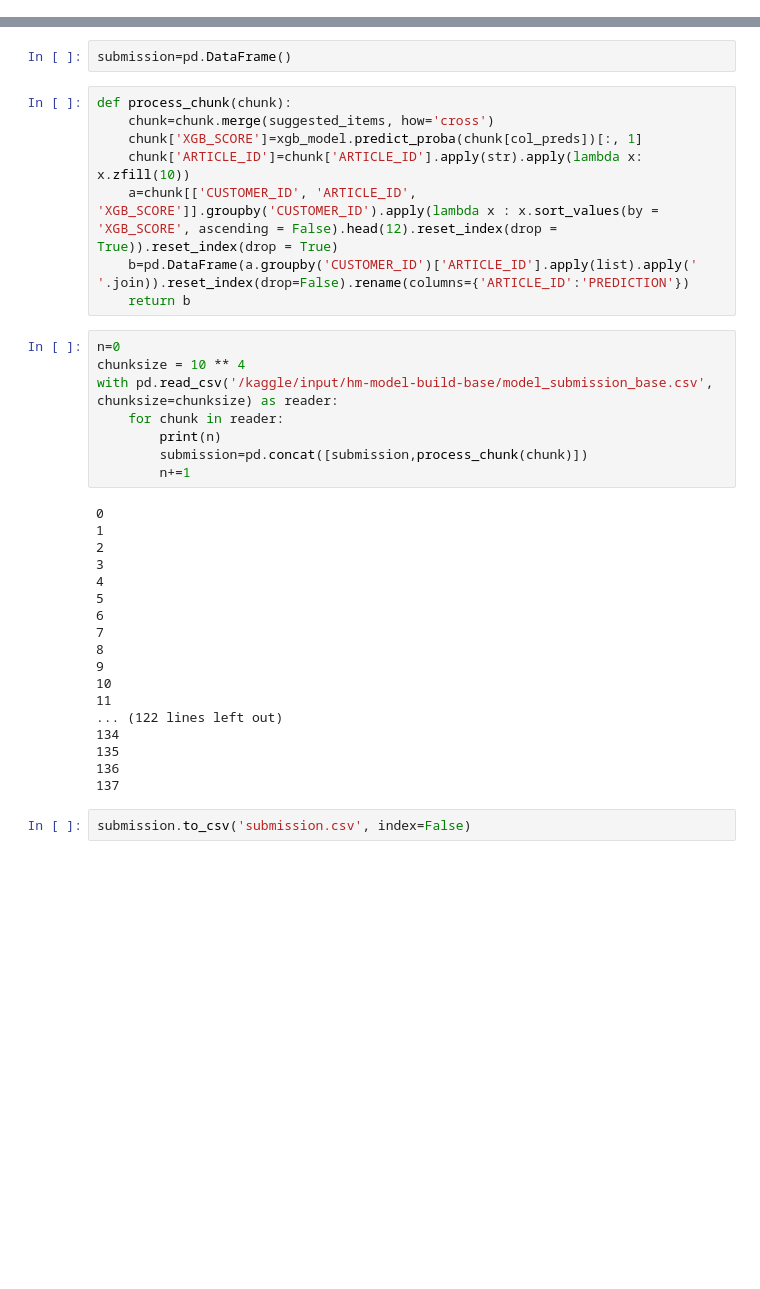
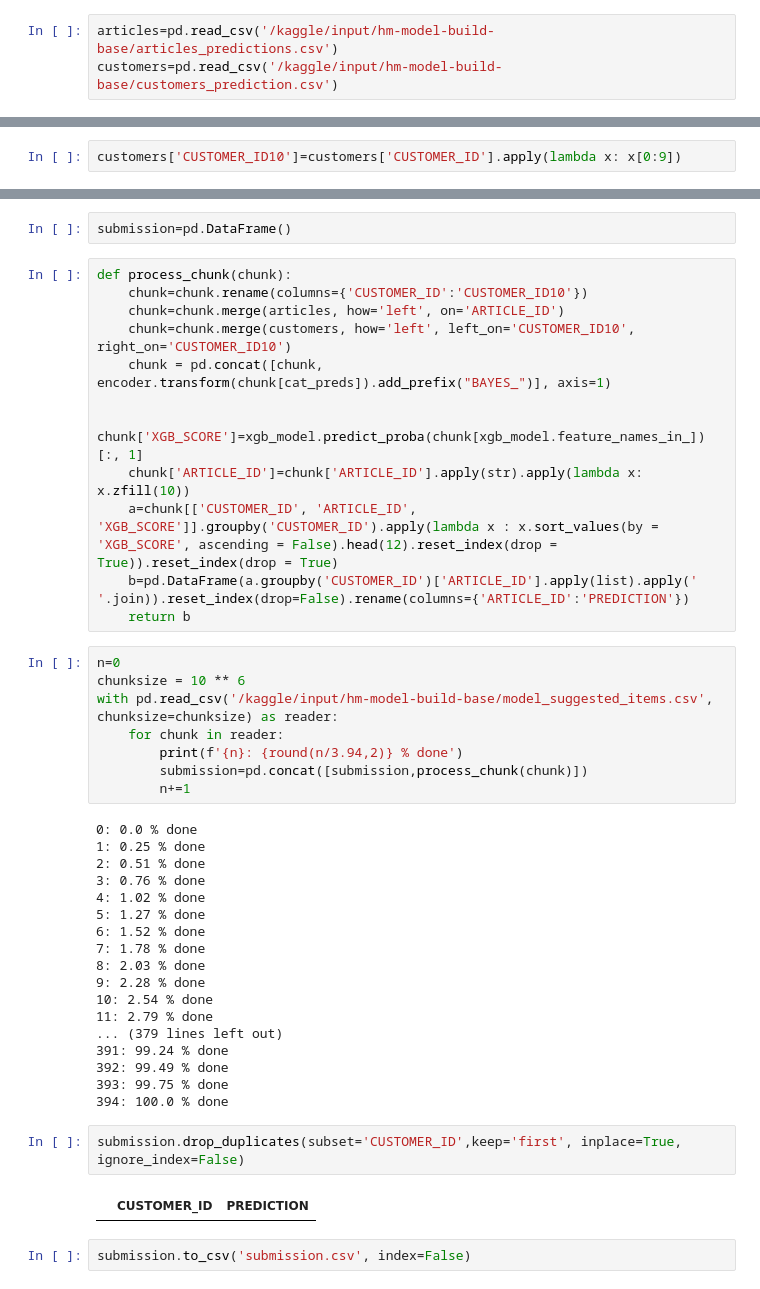
Before and after one commit to Vrboska/Kaggle, a Jupyter notebook: h-m-competition-quick-and-easy-model-build.ipynb, the cells around one changed output, grey strips where cells are left out. Saved outputs shown, nothing was run; the diff lists cells and outputs as text; blank space fills up the shorter version.

```diff
--- a/h-m-competition-quick-and-easy-model-build.ipynb
+++ b/h-m-competition-quick-and-easy-model-build.ipynb
@@ -398,0 +326,3 @@ suggested_items
+# %%
+articles=pd.read_csv('/kaggle/input/hm-model-build-base/articles_predictions.csv')
+customers=pd.read_csv('/kaggle/input/hm-model-build-base/customers_prediction.csv')
@@ -399,3 +331,5 @@ suggested_items
+# %%
+customers['CUSTOMER_ID10']=customers['CUSTOMER_ID'].apply(lambda x: x[0:9])
 # %% [markdown]
 ## Scoring customers in batches to produce submission file
 For each of the 1000 suggested items and for each customer, then ordering and picking top 12
@@ -403,37 +337,45 @@ For each of the 1000 suggested items and for each customer, then ordering and pi
 submission=pd.DataFrame()
 # %%
 def process_chunk(chunk):
-    chunk=chunk.merge(suggested_items, how='cross')
-    chunk['XGB_SCORE']=xgb_model.predict_proba(chunk[col_preds])[:, 1]
+    chunk=chunk.rename(columns={'CUSTOMER_ID':'CUSTOMER_ID10'})
+    chunk=chunk.merge(articles, how='left', on='ARTICLE_ID')
+    chunk=chunk.merge(customers, how='left', left_on='CUSTOMER_ID10', right_on='CUSTOMER_ID10')
+    chunk = pd.concat([chunk, encoder.transform(chunk[cat_preds]).add_prefix("BAYES_")], axis=1)
+
+    chunk['XGB_SCORE']=xgb_model.predict_proba(chunk[xgb_model.feature_names_in_])[:, 1]
     chunk['ARTICLE_ID']=chunk['ARTICLE_ID'].apply(str).apply(lambda x: x.zfill(10))
     a=chunk[['CUSTOMER_ID', 'ARTICLE_ID', 'XGB_SCORE']].groupby('CUSTOMER_ID').apply(lambda x : x.sort_values(by = 'XGB_SCORE', ascending = False).head(12).reset_index(drop = True)).reset_index(drop = True)
     b=pd.DataFrame(a.groupby('CUSTOMER_ID')['ARTICLE_ID'].apply(list).apply(' '.join)).reset_index(drop=False).rename(columns={'ARTICLE_ID':'PREDICTION'})
     return b
 # %%
 n=0
-chunksize = 10 ** 4
-with pd.read_csv('/kaggle/input/hm-model-build-base/model_submission_base.csv', chunksize=chunksize) as reader:
+chunksize = 10 ** 6
+with pd.read_csv('/kaggle/input/hm-model-build-base/model_suggested_items.csv', chunksize=chunksize) as reader:
     for chunk in reader:
-        print(n)
+        print(f'{n}: {round(n/3.94,2)} % done')
         submission=pd.concat([submission,process_chunk(chunk)])
         n+=1
 # %% [output]
-0
-1
-2
-3
-4
-5
-6
-7
-8
-9
-10
-11
-... (122 lines left out)
-134
-135
-136
-137
+0: 0.0 % done
+1: 0.25 % done
+2: 0.51 % done
+3: 0.76 % done
+4: 1.02 % done
+5: 1.27 % done
+6: 1.52 % done
+7: 1.78 % done
+8: 2.03 % done
+9: 2.28 % done
+10: 2.54 % done
+11: 2.79 % done
+... (379 lines left out)
+391: 99.24 % done
+392: 99.49 % done
+393: 99.75 % done
+394: 100.0 % done
+# %%
+submission.drop_duplicates(subset='CUSTOMER_ID',keep='first', inplace=True, ignore_index=False)
+# %% [output]
+|  | CUSTOMER_ID | PREDICTION |
 # %%
 submission.to_csv('submission.csv', index=False)
```
Also changed, not shown: parts of 30 cells of this notebook.
